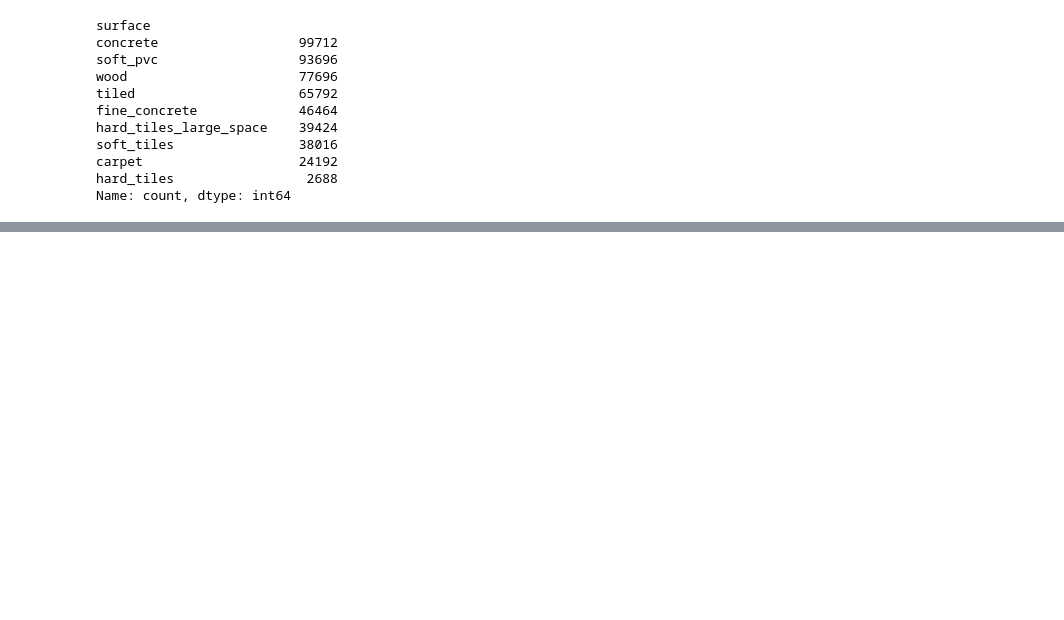
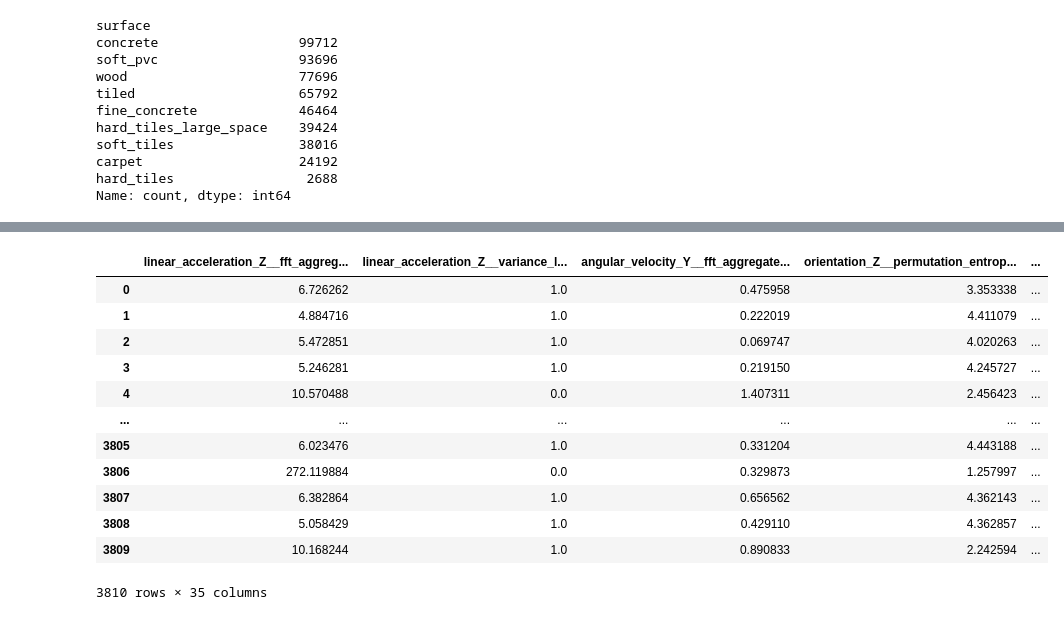
Before and after one commit to MAli7319/DSCP, a Jupyter notebook: dscp_project.ipynb, the cells around one changed output, grey strips where cells are left out. Cells and saved outputs as stored; diff of their text form; code cells hidden in the pictures; blank space fills up the shorter version.

```diff
--- a/dscp_project.ipynb
+++ b/dscp_project.ipynb
@@ -234,0 +274,17 @@ dict_data = split_data(merged_df)
+# %%
+relevant_df = pd.read_csv("relevant_df.csv").drop(["Unnamed: 0"], axis=1)
+relevant_df
+# %% [output]
+|  | linear_acceleration_Z__fft_aggreg... | linear_acceleration_Z__variance_l... | angular_velocity_Y__fft_aggregate... | orientation_Z__permutation_entrop... | ... |
+| 0 | 6.726262 | 1.0 | 0.475958 | 3.353338 | ... |
+| 1 | 4.884716 | 1.0 | 0.222019 | 4.411079 | ... |
+| 2 | 5.472851 | 1.0 | 0.069747 | 4.020263 | ... |
+| 3 | 5.246281 | 1.0 | 0.219150 | 4.245727 | ... |
+| 4 | 10.570488 | 0.0 | 1.407311 | 2.456423 | ... |
+| ... | ... | ... | ... | ... | ... |
+| 3805 | 6.023476 | 1.0 | 0.331204 | 4.443188 | ... |
+| 3806 | 272.119884 | 0.0 | 0.329873 | 1.257997 | ... |
+| 3807 | 6.382864 | 1.0 | 0.656562 | 4.362143 | ... |
+| 3808 | 5.058429 | 1.0 | 0.429110 | 4.362857 | ... |
+| 3809 | 10.168244 | 1.0 | 0.890833 | 2.242594 | ... |
+3810 rows × 35 columns
```
Also changed, not shown: parts of 41 cells of this notebook, 2 other files.
